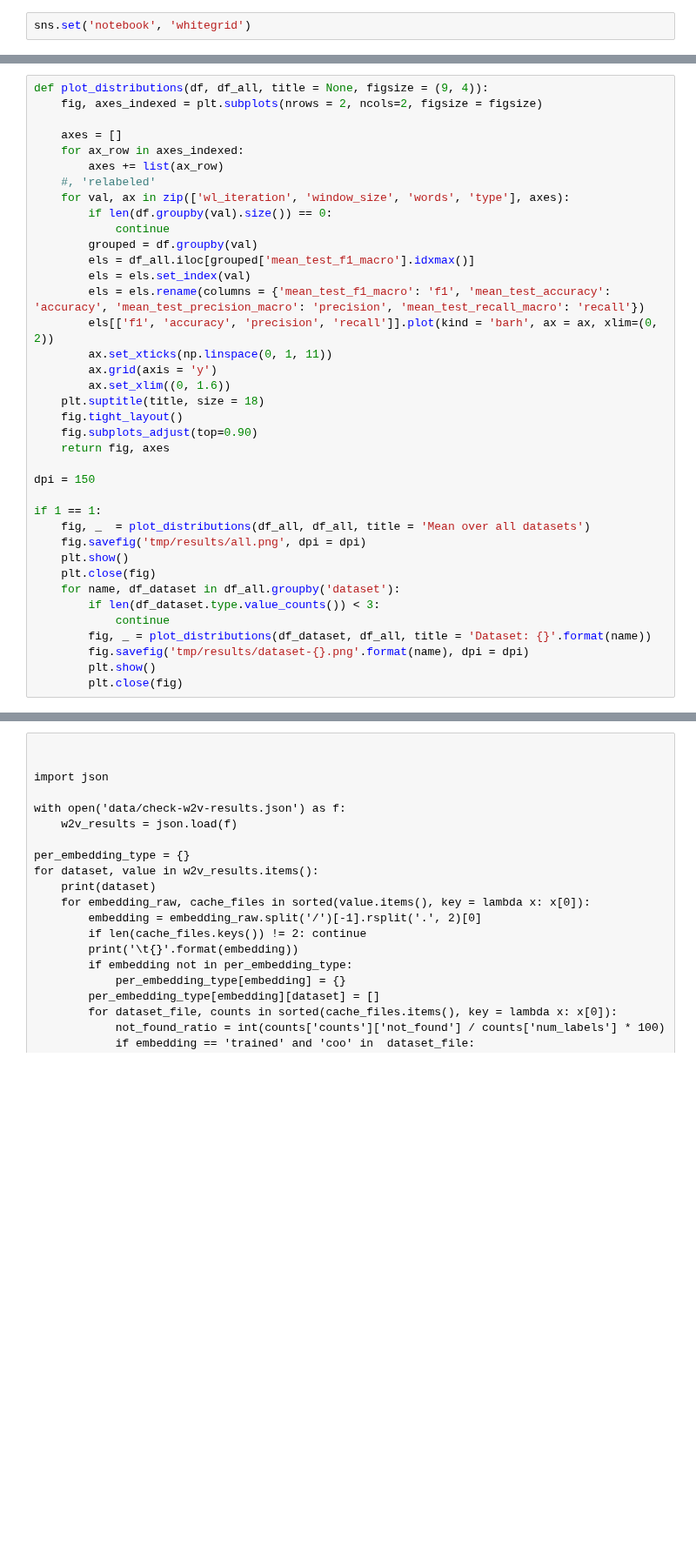
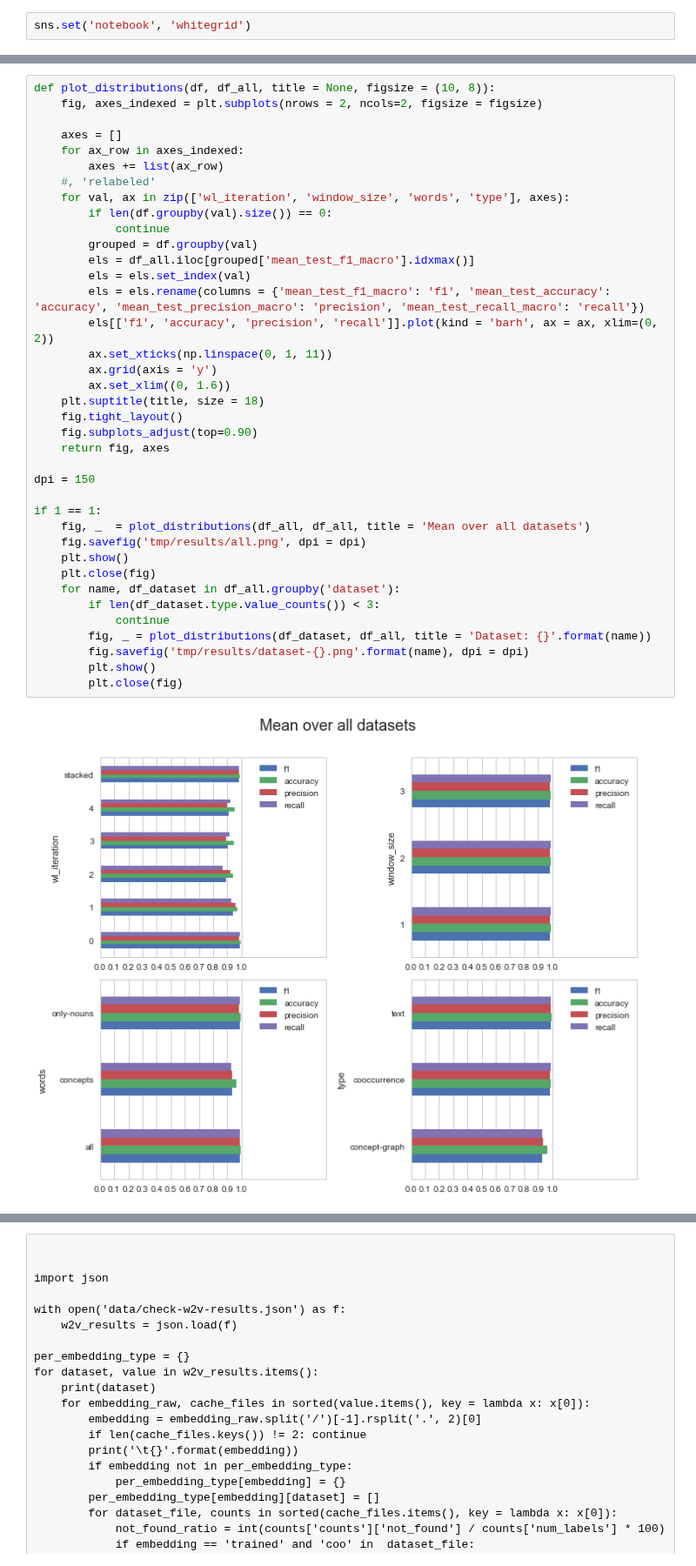
Before and after one commit to davidgengenbach/bachelor-thesis, a Jupyter notebook: code/statistics.ipynb, the cells around one changed output, grey strips where cells are left out. Shown at 87% size. Drawn from its saved outputs; the diff is of its cells as text; blank space fills up the shorter version.

```diff
--- a/code/statistics.ipynb
+++ b/code/statistics.ipynb
@@ -168,5 +249,5 @@ if 1 == 1:
 # %%
-def plot_distributions(df, df_all, title = None, figsize = (9, 4)):
+def plot_distributions(df, df_all, title = None, figsize = (10, 8)):
     fig, axes_indexed = plt.subplots(nrows = 2, ncols=2, figsize = figsize)
 
     axes = []
@@ -176,30 +257,32 @@ def plot_distributions(df, df_all, title = None, figsize = (9, 4)):
     for val, ax in zip(['wl_iteration', 'window_size', 'words', 'type'], axes):
         if len(df.groupby(val).size()) == 0:
             continue
         grouped = df.groupby(val)
         els = df_all.iloc[grouped['mean_test_f1_macro'].idxmax()]
         els = els.set_index(val)
         els = els.rename(columns = {'mean_test_f1_macro': 'f1', 'mean_test_accuracy': 'accuracy', 'mean_test_precision_macro': 'precision', 'mean_test_recall_macro': 'recall'})
         els[['f1', 'accuracy', 'precision', 'recall']].plot(kind = 'barh', ax = ax, xlim=(0, 2))
         ax.set_xticks(np.linspace(0, 1, 11))
         ax.grid(axis = 'y')
         ax.set_xlim((0, 1.6))
     plt.suptitle(title, size = 18)
     fig.tight_layout()
     fig.subplots_adjust(top=0.90)
     return fig, axes
 
 dpi = 150
 
 if 1 == 1:
     fig, _  = plot_distributions(df_all, df_all, title = 'Mean over all datasets')
     fig.savefig('tmp/results/all.png', dpi = dpi)
     plt.show()
     plt.close(fig)
     for name, df_dataset in df_all.groupby('dataset'):
         if len(df_dataset.type.value_counts()) < 3:
             continue
         fig, _ = plot_distributions(df_dataset, df_all, title = 'Dataset: {}'.format(name))
         fig.savefig('tmp/results/dataset-{}.png'.format(name), dpi = dpi)
         plt.show()
         plt.close(fig)
+# %% [output]
+[figure, added]
```
Also changed, not shown: parts of 10 cells of this notebook, 10 other files.
